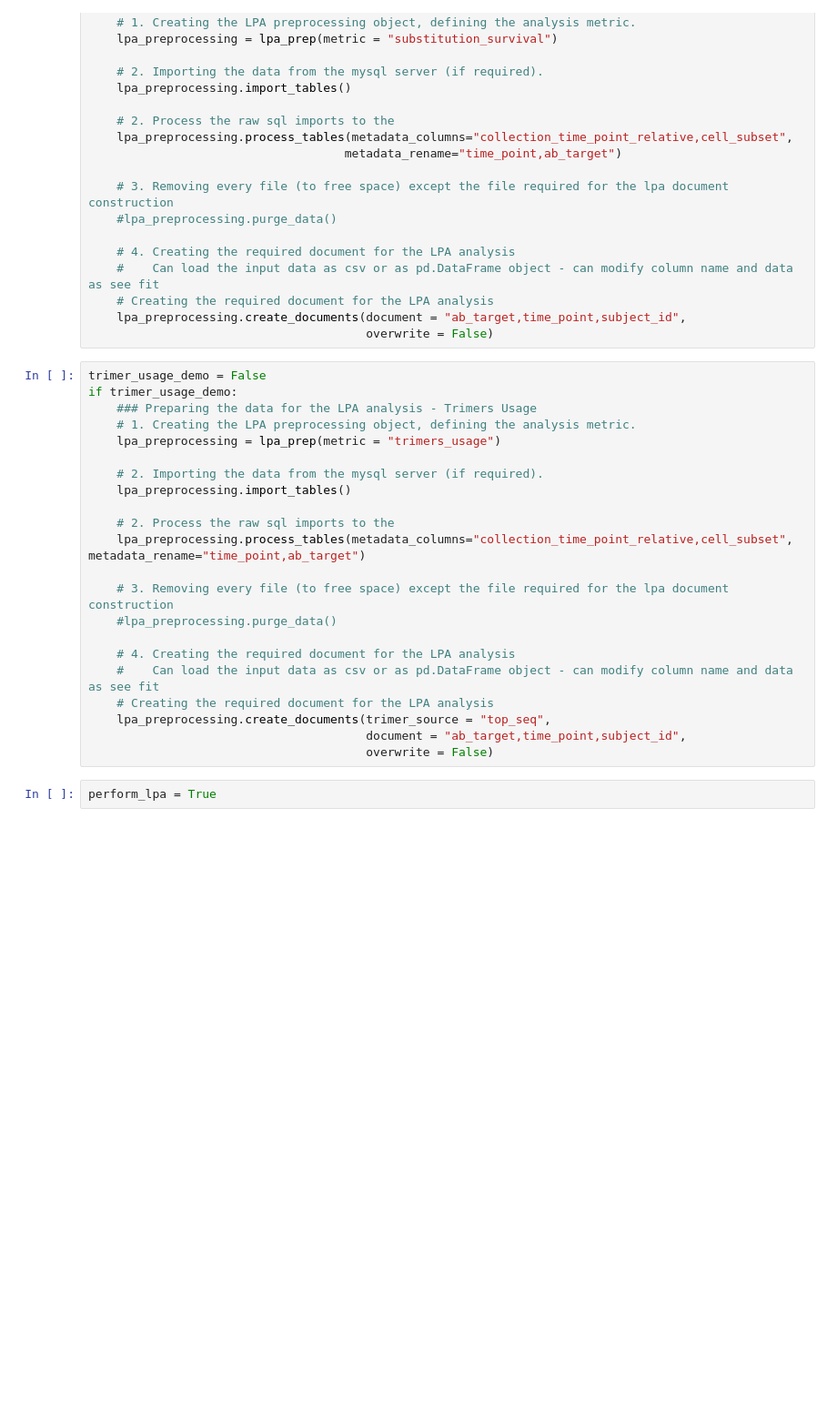
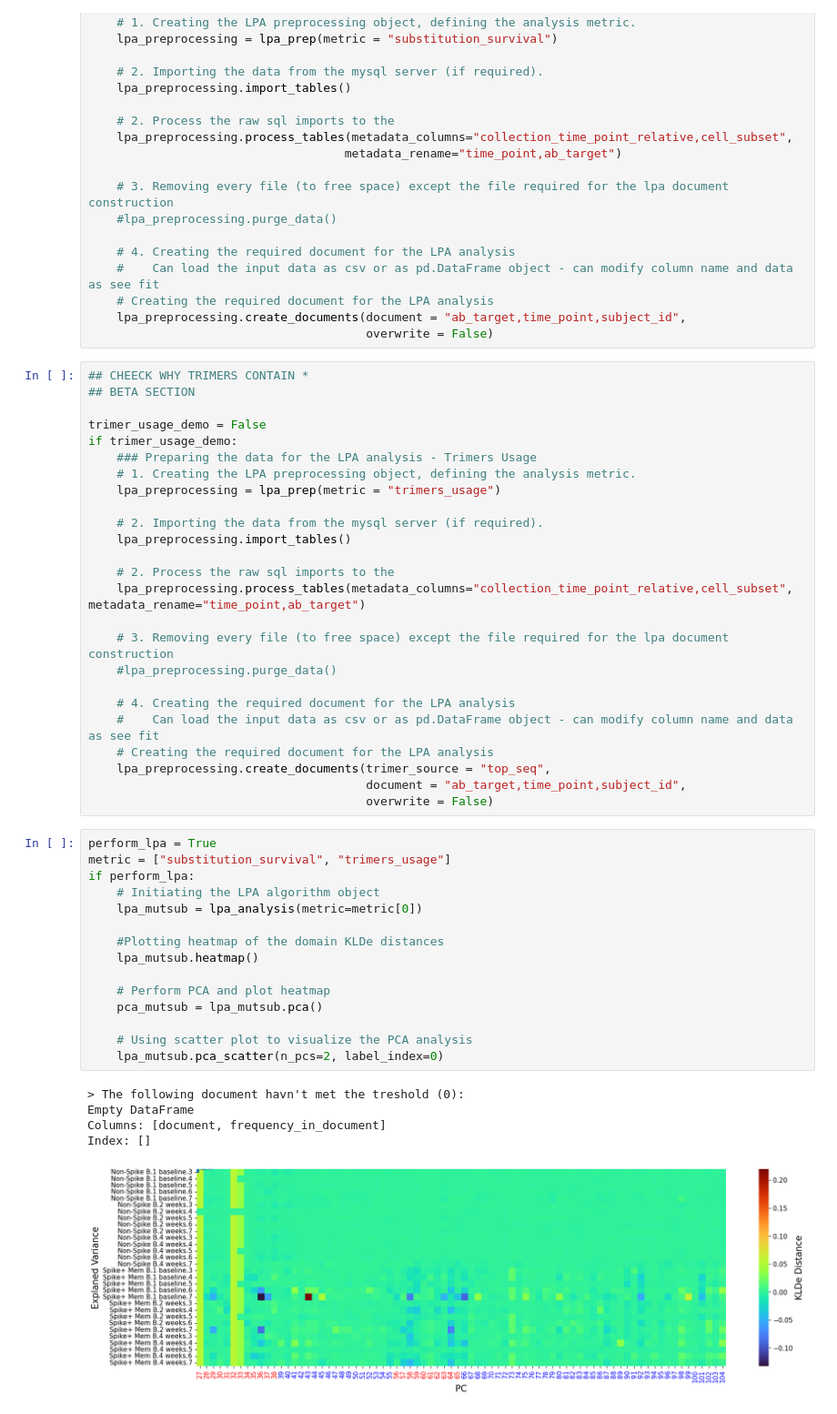
Before and after one commit to dani-f99/immunedb_lpa, a Jupyter notebook: notebook_dev.ipynb, the cells around one changed output. Shown at 91% size. Cells and saved outputs as stored; diff of their text form; blank space fills up the shorter version.

Commit message:
finished program for sub survival

```diff
--- a/notebook_dev.ipynb
+++ b/notebook_dev.ipynb
@@ -609,6 +789,9 @@ if substitution_survival_demo:
     lpa_preprocessing.create_documents(document = "ab_target,time_point,subject_id",
                                        overwrite = False)
 # %%
+## CHEECK WHY TRIMERS CONTAIN *
+## BETA SECTION
+
 trimer_usage_demo = False
 if trimer_usage_demo:
     ### Preparing the data for the LPA analysis - Trimers Usage
@@ -632,3 +815,22 @@ if trimer_usage_demo:
                                        overwrite = False)
 # %%
 perform_lpa = True
+metric = ["substitution_survival", "trimers_usage"]
+if perform_lpa:
+    # Initiating the LPA algorithm object
+    lpa_mutsub = lpa_analysis(metric=metric[0])
+
+    #Plotting heatmap of the domain KLDe distances
+    lpa_mutsub.heatmap()
+
+    # Perform PCA and plot heatmap
+    pca_mutsub = lpa_mutsub.pca()
+
+    # Using scatter plot to visualize the PCA analysis
+    lpa_mutsub.pca_scatter(n_pcs=2, label_index=0)
+# %% [output]
+> The following document havn't met the treshold (0):
+Empty DataFrame
+Columns: [document, frequency_in_document]
+Index: []
+[figure, added]
```
Also changed, not shown: parts of 3 cells of this notebook, 9 other files.
